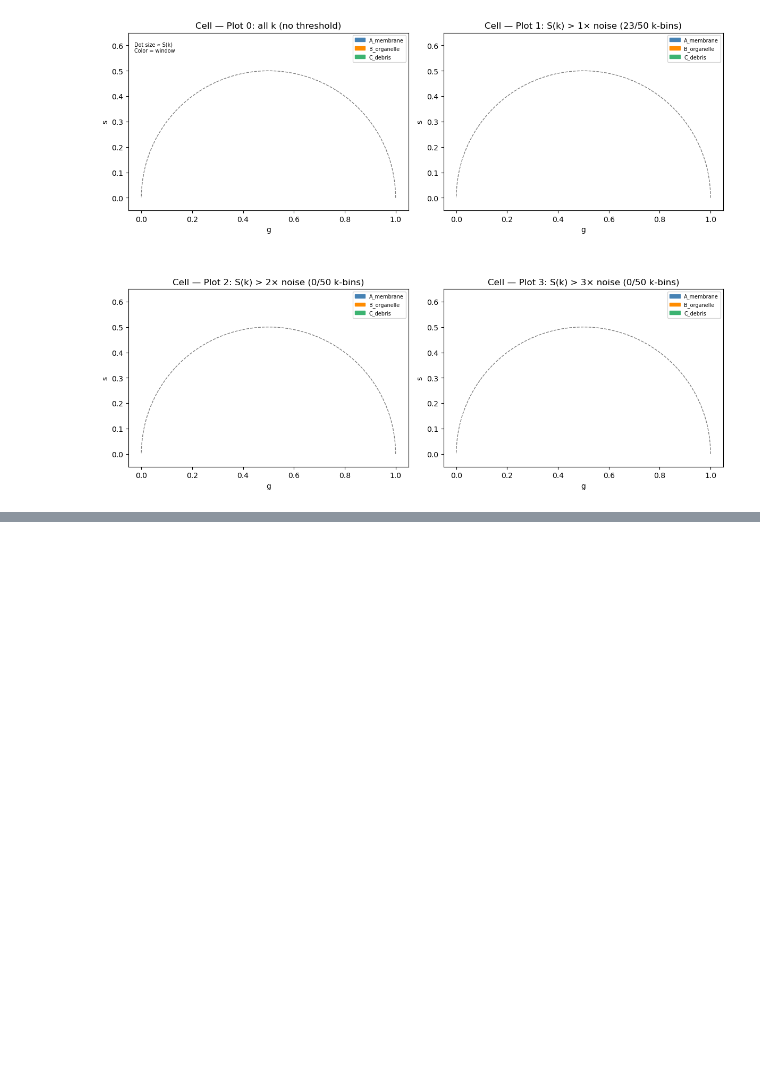
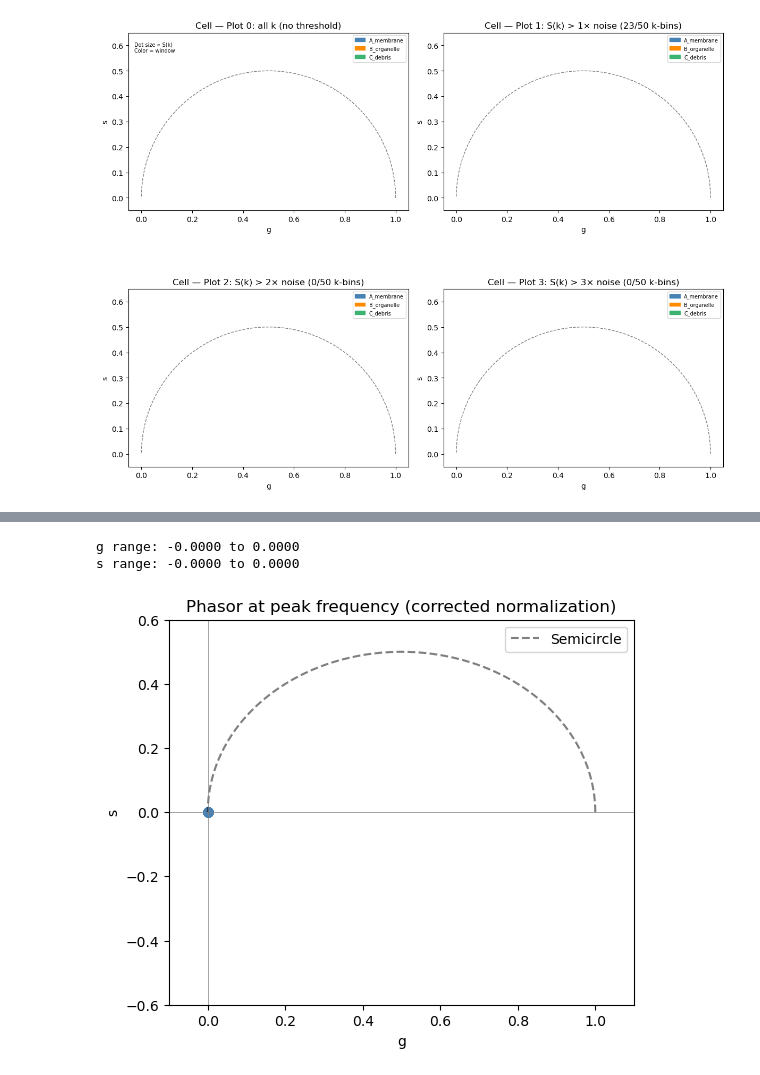
Before and after one commit to georgectaylor/InnateKineticAnalysis, a Jupyter notebook: Untitled.ipynb, the cells around one changed output, grey strips where cells are left out. Cells and saved outputs as stored; diff of their text form; code cells hidden in the pictures; blank space fills up the shorter version.

```diff
--- a/Untitled.ipynb
+++ b/Untitled.ipynb
@@ -214,0 +303,51 @@ s values: [ 0.00075161 -0.0005708  -0.0021344  -0.00182749  0.        ]
+# %%
+def compute_phasor_correct(DELTA_PHI_k, target_omega, frame_rate=FRAME_RATE):
+    n_k, n_frames = DELTA_PHI_k.shape
+    freqs = fftfreq(n_frames, d=1.0/frame_rate)
+    omegas_arr = 2 * np.pi * freqs
+    omega_idx = np.argmin(np.abs(omegas_arr - target_omega))
+    g_arr = np.zeros(n_k)
+    s_arr = np.zeros(n_k)
+    for i in range(n_k):
+        ts = DELTA_PHI_k[i]
+        std = np.std(ts)
+        if std == 0:
+            continue
+        ts_norm = ts / std
+        F = fft(ts_norm)
+        # Normalize by the DC component (zero frequency term)
+        # This is the correct FLIM-style normalization
+        DC = np.abs(F[0])
+        if DC == 0:
+            continue
+        g_arr[i] = np.real(F[omega_idx]) / DC
+        s_arr[i] = np.imag(F[omega_idx]) / DC
+    return g_arr, s_arr
+
+g_correct, s_correct = compute_phasor_correct(DELTA_PHI_k, peak_omega)
+print(f"g range: {g_correct.min():.4f} to {g_correct.max():.4f}")
+print(f"s range: {s_correct.min():.4f} to {s_correct.max():.4f}")
+
+# Plot
+import matplotlib.pyplot as plt
+ratio = Sk_normalized / Sk_noise_normalized
+passing_idx = np.where(ratio > 1)[0]
+
+theta = np.linspace(0, np.pi, 300)
+plt.figure(figsize=(6,5))
+plt.plot(0.5 + 0.5*np.cos(theta), 0.5*np.sin(theta), 'k--', alpha=0.5, label='Semicircle')
+plt.scatter(g_correct[passing_idx], s_correct[passing_idx],
+            c='steelblue', s=40, alpha=0.7)
+plt.xlim(-0.1, 1.1)
+plt.ylim(-0.6, 0.6)
+plt.xlabel('g')
+plt.ylabel('s')
+plt.title('Phasor at peak frequency (corrected normalization)')
+plt.axhline(0, color='grey', lw=0.5)
+plt.axvline(0, color='grey', lw=0.5)
+plt.legend()
+plt.show()
+# %% [output]
+g range: -0.0000 to 0.0000
+s range: -0.0000 to 0.0000
+[figure, added]
```
Also changed, not shown: parts of 12 cells of this notebook.
